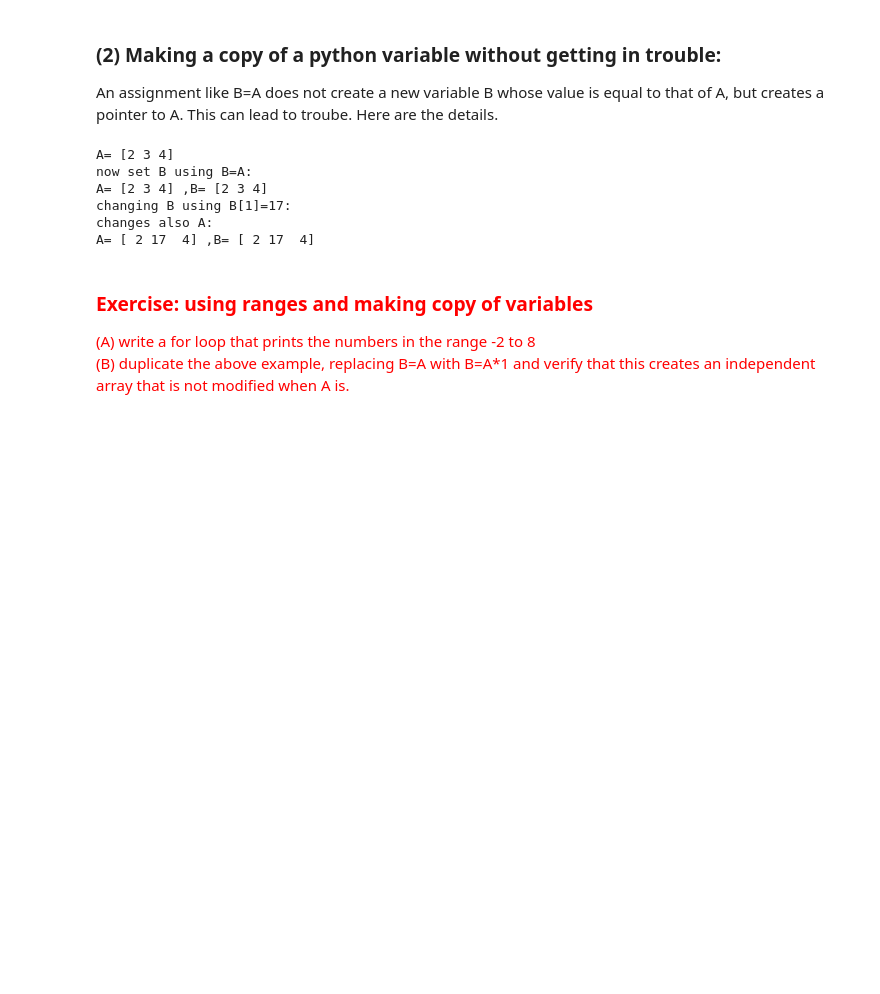
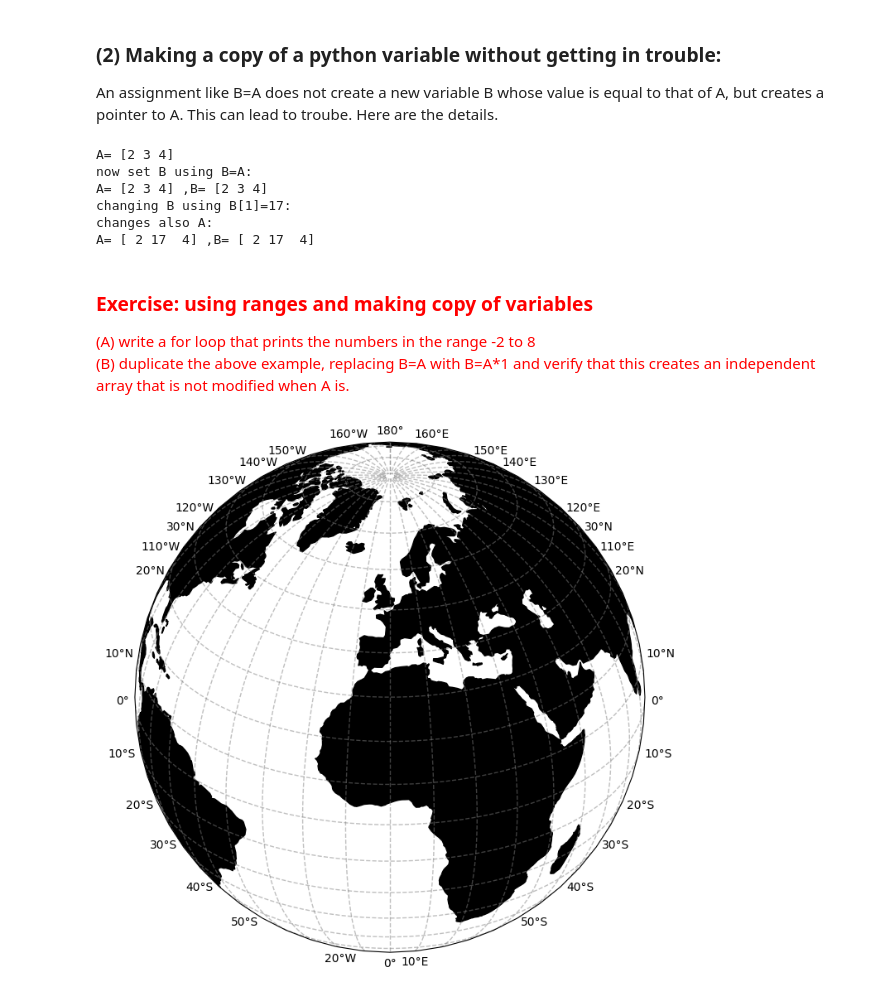
Before and after one commit to HUSILEBAI/EES-2110, a Jupyter notebook: EES_2110_climate_data.ipynb, the cells around one changed output. Cells and saved outputs as stored; diff of their text form; code cells hidden in the pictures; blank space fills up the shorter version.

```diff
--- a/EES_2110_climate_data.ipynb
+++ b/EES_2110_climate_data.ipynb
@@ -338,0 +343,30 @@ A= [ 2 17  4] ,B= [ 2 17  4]
+# %%
+import matplotlib.pyplot as plt
+import cartopy.crs as ccrs
+import cartopy.feature as cfeature
+
+# Create a new figure with a Cartopy Orthographic projection
+plt.figure(figsize=(10, 8))
+
+# Set up the map with Orthographic projection centered at 0°N, 0°E
+ax = plt.axes(projection=ccrs.Orthographic(central_longitude=0, central_latitude=30))
+
+# Add coastlines and country borders with higher resolution
+ax.coastlines(resolution='110m')
+ax.add_feature(cfeature.BORDERS, linestyle=':')
+
+# Add a finer grid (every 10 degrees)
+gl = ax.gridlines(draw_labels=True, linewidth=1, color='gray', alpha=0.5, linestyle='--')
+gl.xlocator = plt.MultipleLocator(10)
+gl.ylocator = plt.MultipleLocator(10)
+
+# Mask the land with a light gray color
+ax.add_feature(cfeature.LAND, facecolor='black')
+# Add ocean with a light blue color
+# ax.add_feature(cfeature.OCEAN, facecolor='blue')
+
+# Set the title and show the plot
+# plt.title('Planet Earth with Fine Grid and Masked Land (Orthographic Projection)')
+plt.show()
+# %% [output]
+[figure, added]
```
Also changed, not shown: parts of 3 cells of this notebook.
